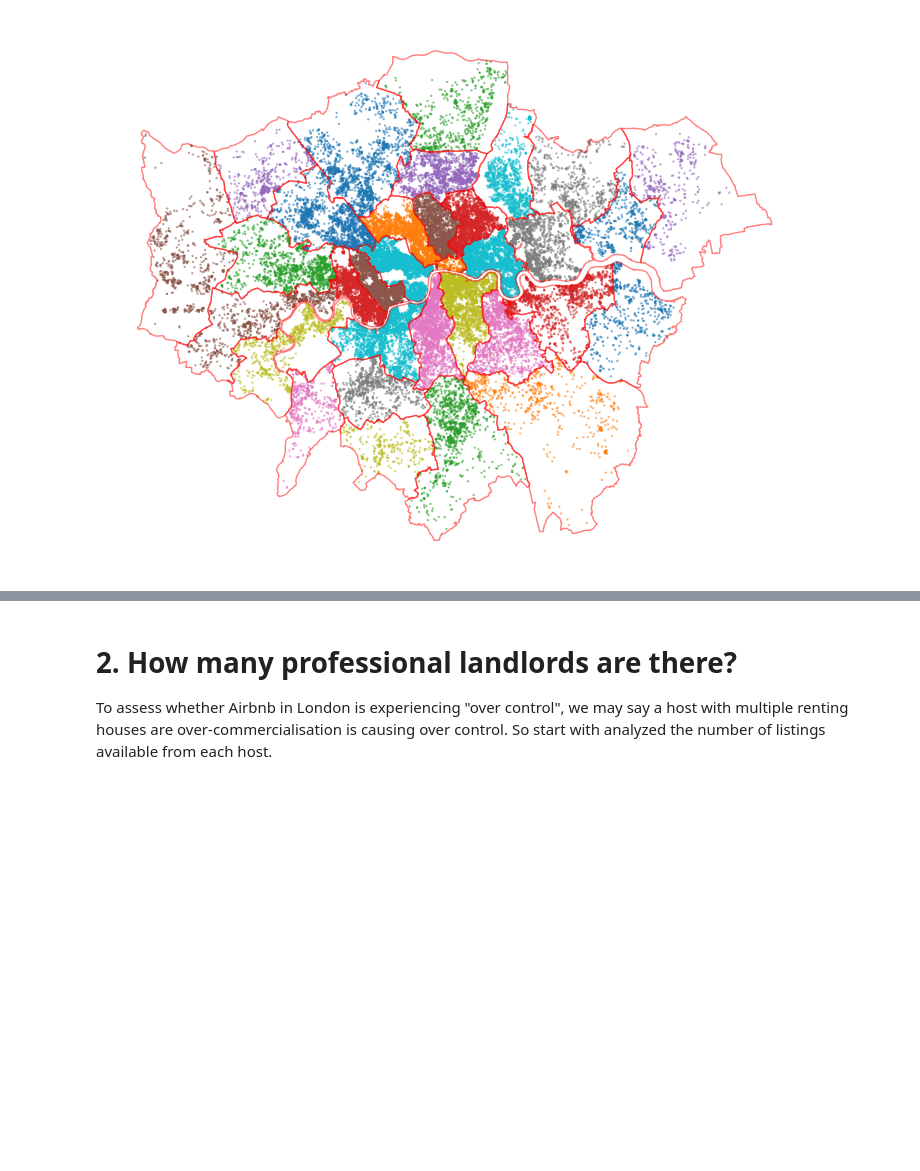
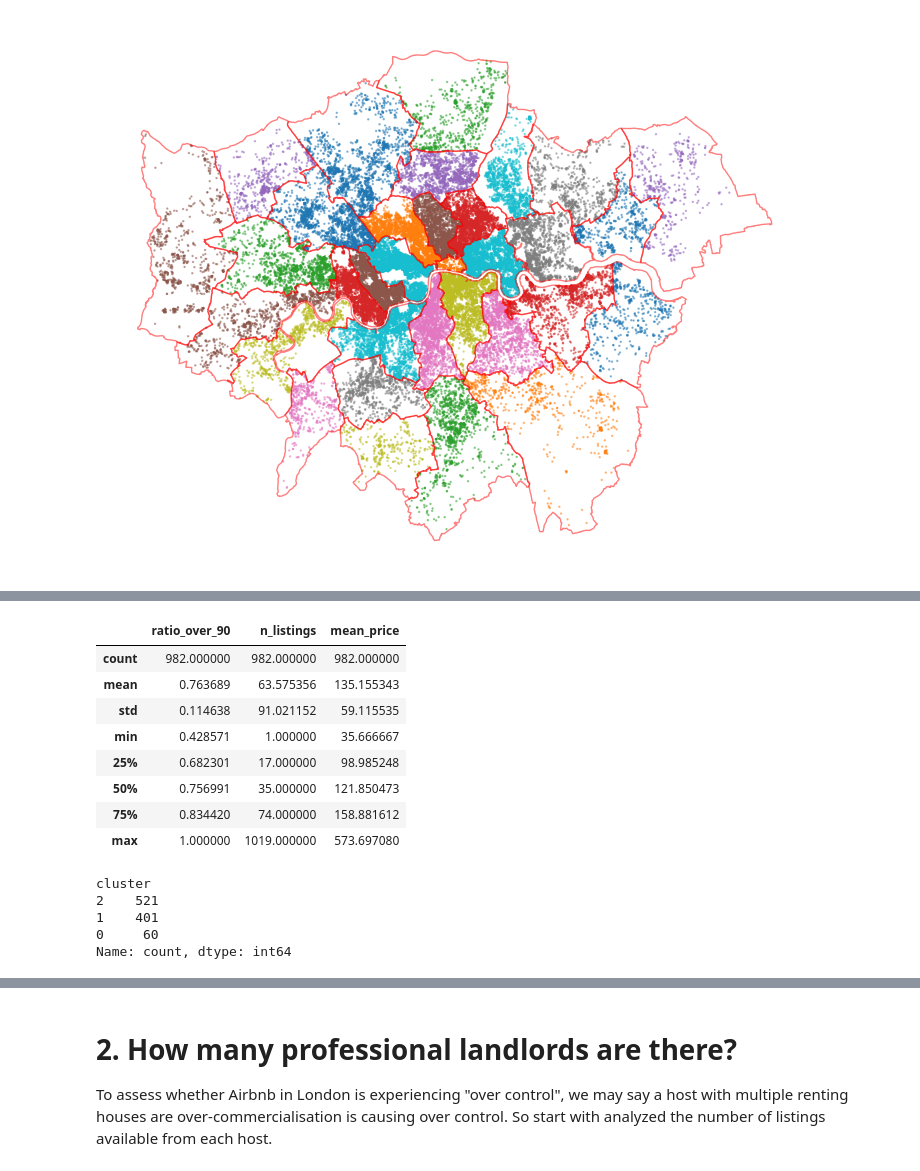
Before and after one commit to Levine-l/fsds-group, a Jupyter notebook: Group_project.ipynb, the cells around one changed output, grey strips where cells are left out. Saved outputs shown, nothing was run; the diff lists cells and outputs as text; code cells hidden in the pictures; blank space fills up the shorter version.

```diff
--- a/Group_project.ipynb
+++ b/Group_project.ipynb
@@ -607,0 +611,16 @@ Example of MSOA statistics in Westminster：
+# %%
+#features for clustering
+features = msoa_stats_q1[['ratio_over_90', 'n_listings', 'mean_price']].copy()
+# Replace missing values with 0
+features = features.fillna(0)
+features.describe()
+# %% [output]
+|  | ratio_over_90 | n_listings | mean_price |
+| count | 982.000000 | 982.000000 | 982.000000 |
+| mean | 0.763689 | 63.575356 | 135.155343 |
+| std | 0.114638 | 91.021152 | 59.115535 |
+| min | 0.428571 | 1.000000 | 35.666667 |
+| 25% | 0.682301 | 17.000000 | 98.985248 |
+| 50% | 0.756991 | 35.000000 | 121.850473 |
+| 75% | 0.834420 | 74.000000 | 158.881612 |
+| max | 1.000000 | 1019.000000 | 573.697080 |
@@ -607,0 +632,13 @@ Example of MSOA statistics in Westminster：
+# %%
+#Use KMeans as the clustering method
+kmeans = KMeans(n_clusters=3, random_state=42,n_init=10)#I choose 3 because it's not that large or small
+clusters = kmeans.fit_predict(X_scaled)
+
+msoa_stats_q1['cluster'] = clusters
+msoa_stats_q1['cluster'].value_counts()
+# %% [output]
+cluster
+2    521
+1    401
+0     60
+Name: count, dtype: int64
```
Also changed, not shown: parts of 21 cells of this notebook.
